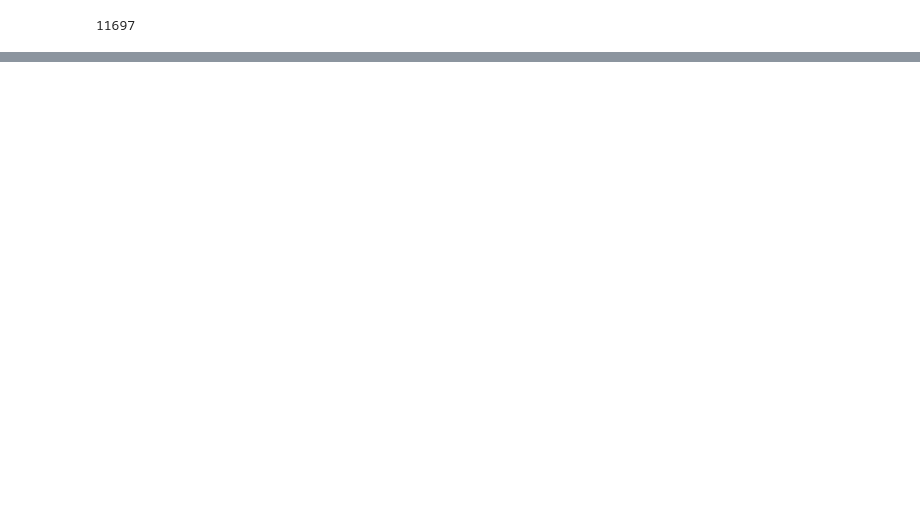
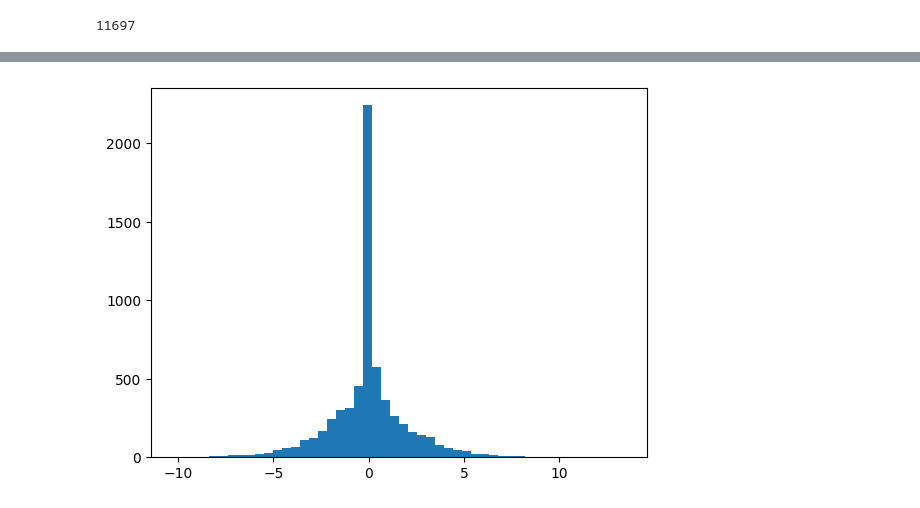
Before and after one commit to Decrescent398/transformers, a Jupyter notebook: attention.ipynb, the cells around one changed output, grey strips where cells are left out. Cells and saved outputs as stored; diff of their text form; code cells hidden in the pictures; blank space fills up the shorter version.

```diff
--- a/attention.ipynb
+++ b/attention.ipynb
@@ -131,3 +151,7 @@ for i in range(max_steps):
+# %%
+plt.hist(hpreact.view(-1).tolist(), 50);
+# %% [output]
+[figure, added]
 # %%
 @torch.no_grad() # this decorator disables gradient tracking
 def split_loss(split):
```
Also changed, not shown: parts of 9 cells of this notebook.
